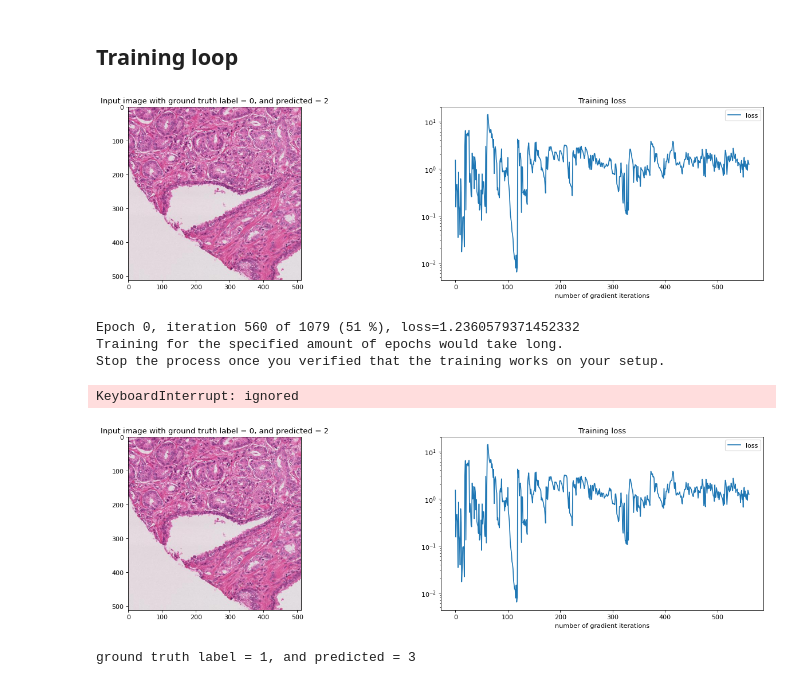
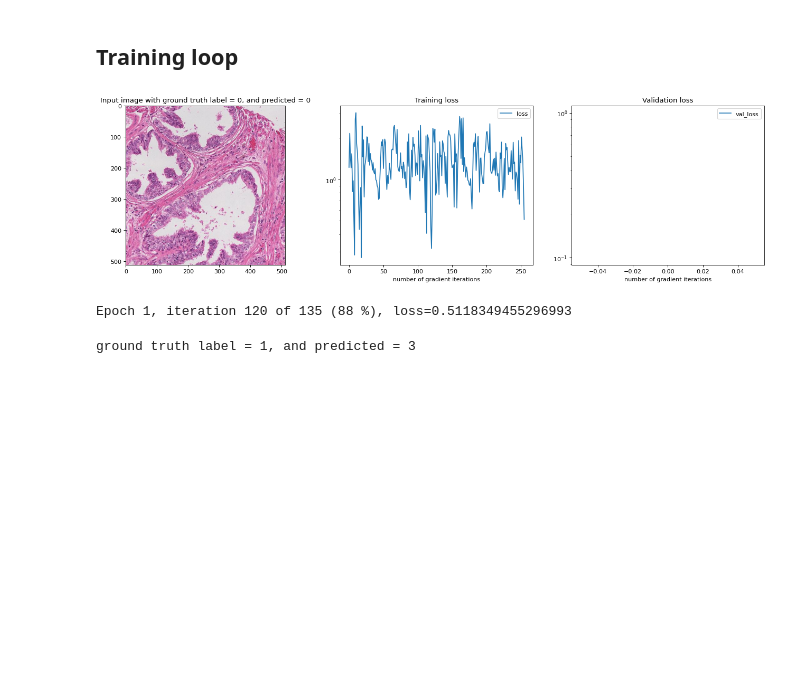
Before and after one commit to Roozbeh-Bazargani/CPSC540-project, a Jupyter notebook: baseline/ResNet_baseline.ipynb, the cells around one changed output. Drawn from its saved outputs; the diff is of its cells as text; code cells hidden in the pictures; blank space fills up the shorter version.

Commit message:
Validation in each epoch

```diff
--- a/baseline/ResNet_baseline.ipynb
+++ b/baseline/ResNet_baseline.ipynb
@@ -6,6 +6,7 @@
 # device = 'cpu'
 map = {'1': 0, '3': 1, '4': 2, '5': 3} # map labels: 1 = benign (0), we don't have 2, i = Gleason i (i-2) for i=[3:5]
 num_classes = 4
+batch_size = 32
 train_slides_vpc = [2, 5, 6, 7]
 val_slides_vpc = [3]
 test_slides_vpc = [1]
@@ -79,9 +80,9 @@ dataset_train = VPCDataset(path_VPC, train_slides_vpc, map, transform=transforms
 dataset_val = VPCDataset(path_VPC, val_slides_vpc, map, transform=transforms.ToTensor())
 dataset_test = VPCDataset(path_VPC, test_slides_vpc, map, transform=transforms.ToTensor())
 # %%
-train_loader = DataLoader(dataset=dataset_train, batch_size=4, num_workers=0)
-val_loader = DataLoader(dataset=dataset_val, batch_size=4, num_workers=0)
-test_loader = DataLoader(dataset=dataset_test, batch_size=4, num_workers=0)
+train_loader = DataLoader(dataset=dataset_train, batch_size=batch_size, num_workers=0)
+val_loader = DataLoader(dataset=dataset_val, batch_size=batch_size, num_workers=0)
+test_loader = DataLoader(dataset=dataset_test, batch_size=batch_size, num_workers=0)
 # %%
 iterator = iter(val_loader)
 batch = next(iterator)
@@ -184,12 +197,13 @@ Sequential(
 # %%
 # prepare plotting
 fig = plt.figure(figsize=(20, 5), dpi= 80, facecolor='w', edgecolor='k')
-axes = fig.subplots(1,2)
+axes = fig.subplots(1,3)
 
 optimizer = torch.optim.Adam(model.parameters(), lr=0.001)
 
 num_epochs = 2
 losses = []
+val_losses = []
 
 for e in range(num_epochs):
     train_iter = iter(train_loader)
@@ -205,39 +219,58 @@ for e in range(num_epochs):
         loss.backward()
         optimizer.step()
         losses.append(loss.item())
+
 
         ## plotting ##
         if i%20==0:
             # clear figures for a new update
             for ax in axes:
                 ax.cla()
             # plot the predicted pose and ground truth pose on the image
             plotImage(batch_cpu['img'][0], ax=axes[0])
 
             ## !!!! code below is dependent on the prediction code. The commented code below is a better choice!
             axes[0].set_title('Input image with ground truth label = {}, and predicted = {}'.format(batch_cpu['label'][0], int(torch.argmax(pred_cpu['label'][0]))))
             # axes[0].set_title('Input image with ground truth label = {}, and predicted = {}'.format(batch_cpu['label'][0], int(model.prediction(batch_gpu)['label'][0])))
 
             # plot the training error on a log plot
             axes[1].plot(losses, label='loss')
             axes[1].set_yscale('log')
             axes[1].set_title('Training loss')
             axes[1].set_xlabel('number of gradient iterations')
             axes[1].legend()
 
+            # plot the training error on a log plot
+            axes[2].plot(val_losses, label='val_loss')
+            axes[2].set_yscale('log')
+            axes[2].set_title('Validation loss')
+            axes[2].set_xlabel('number of gradient iterations')
+            axes[2].legend()
+
             # clear output window and diplay updated figure
             display.clear_output(wait=True)
             display.display(plt.gcf())
             print("Epoch {}, iteration {} of {} ({} %), loss={}".format(e, i, len(train_loader), 100*i//len(train_loader), losses[-1]))
             # print("Training for the specified amount of epochs would take long.\nStop the process once you verified that the training works on your setup.")
+
+    ## Validation
+    val_iter = iter(val_loader)
+    model.eval()
+    val_loss = 0
+    for i in range(10): # len(val_loader)
+        batch_cpu = next(val_iter)
+        batch_gpu = dict_to_device(batch_cpu, 'cuda')
+        pred = model(batch_gpu)
+        pred_cpu = dict_to_device(pred, 'cpu')
+        # MSE loss
+        val_loss += (torch.nn.functional.cross_entropy(pred['label'], nn.functional.one_hot(batch_gpu['label'], num_classes=num_classes).double()) * batch_gpu['label'].shape[0] / batch_size).item()
+
+    val_losses.append(val_loss/len(train_loader)) # divide by all the samples !!!!!!!!!!!!!! Find a way to fix this!!!
+
 plt.close('all')
 # %% [output]
-[figure, old version]
+[figure, new version]
-Epoch 0, iteration 560 of 1079 (51 %), loss=1.2360579371452332
-Training for the specified amount of epochs would take long.
-Stop the process once you verified that the training works on your setup.
+Epoch 1, iteration 120 of 135 (88 %), loss=0.5118349455296993
-KeyboardInterrupt: ignored
-[figure, removed]
 # %%
 print('ground truth label = {}, and predicted = {}'.format(1, 3))
 # %% [output]
```
Also changed, not shown: parts of 6 cells of this notebook.
